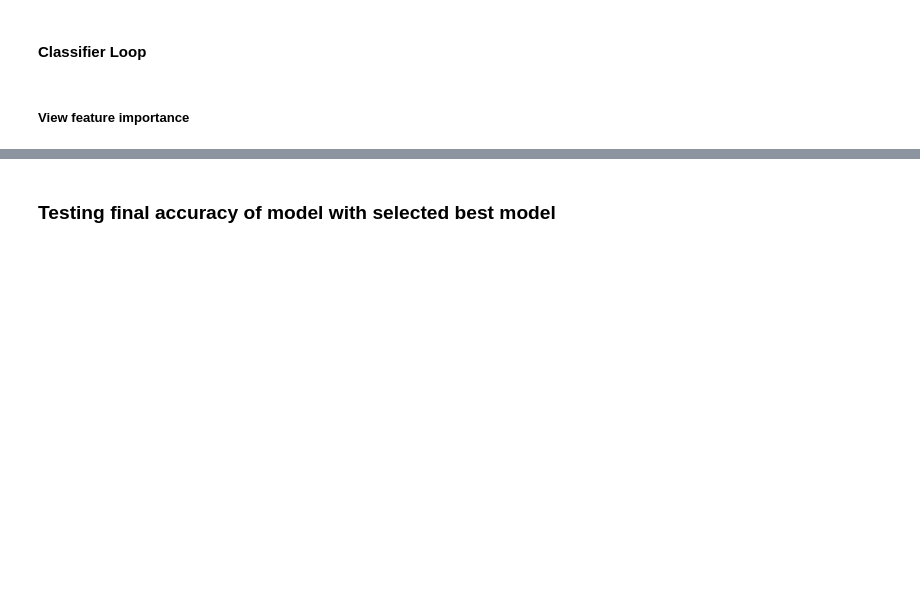
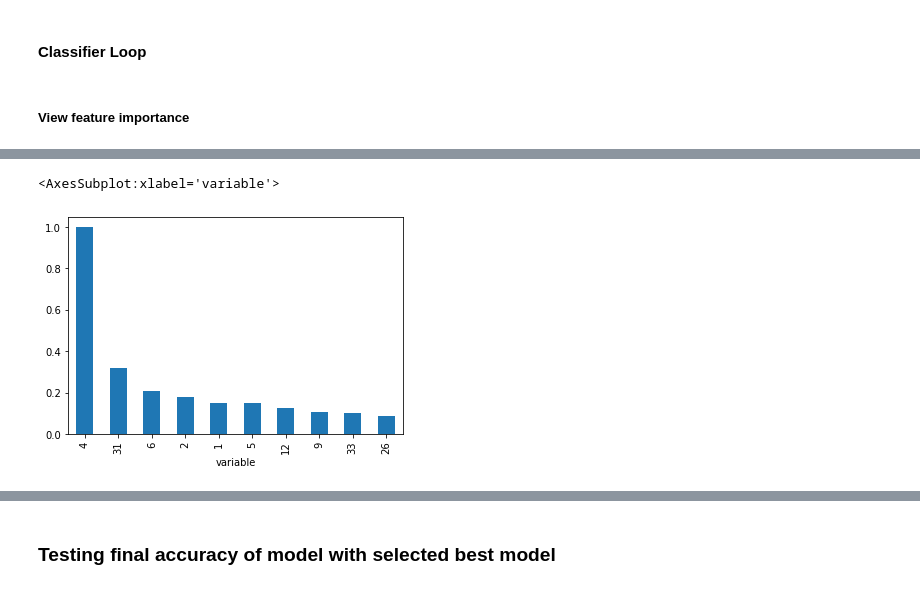
Before and after one commit to EricPostMaster/market-research-cluster-analysis, a Jupyter notebook: production.ipynb, the cells around one changed output, grey strips where cells are left out. Saved outputs shown, nothing was run; the diff lists cells and outputs as text; code cells hidden in the pictures; blank space fills up the shorter version.

Commit message:
Worked on variable importance

```diff
--- a/production.ipynb
+++ b/production.ipynb
@@ -166,8 +166,8 @@ clf_scores = sorted(clf_scores, key=itemgetter(1), reverse=True)
 importance = pd.DataFrame({'variable': list(range(1,37)),
                            'rf': clf1.feature_importances_,
                            'gbt': clf2.feature_importances_,
-                           'avg': (importance['rf']+importance['gbt'])/2},
-                         ).set_index('variable')
+                           'avg': (importance['rf']+importance['gbt'])/2},)
+#                          ).set_index('variable')
 
 importance['Relative Importance'] = np.interp(importance['avg'], (importance['avg'].min(), importance['avg'].max()), (0, 1))
 
@@ -193,6 +203,15 @@ variable
 # %%
 # Visual representation of the average importance of the difference variables
-# importance.sort_values(by='Relative Importance', ascending=False)['Relative Importance'].head(10).plot(kind='bar')
+
+# fig, ax = plt.subplots()
+
+# ax = plt.bar(importance.sort_values(by='Relative Importance', ascending=False)['Relative Importance'].head(10))
+# plt.show()
+
+importance.sort_values(by='Relative Importance', ascending=False)['Relative Importance'].head(10).plot(kind='bar')
+# %% [output]
+<AxesSubplot:xlabel='variable'>
+[figure, added]
 # %%
 importance_rank = list(range(1,37))
 importance = importance.sort_values(by='Relative Importance', ascending=False)
```
Also changed, not shown: parts of 6 cells of this notebook.
